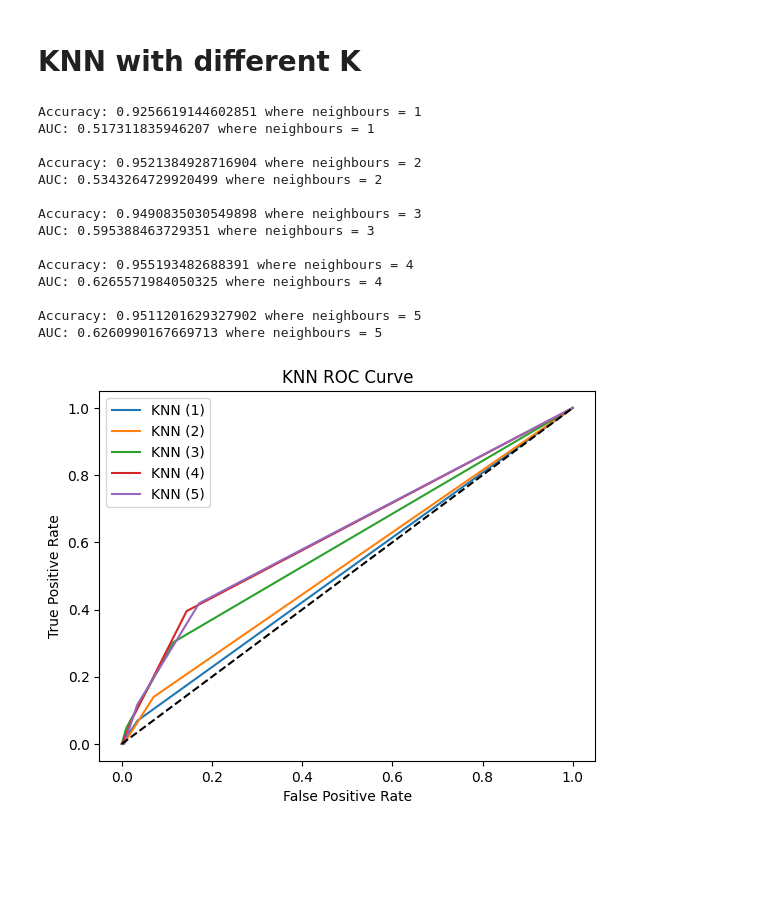
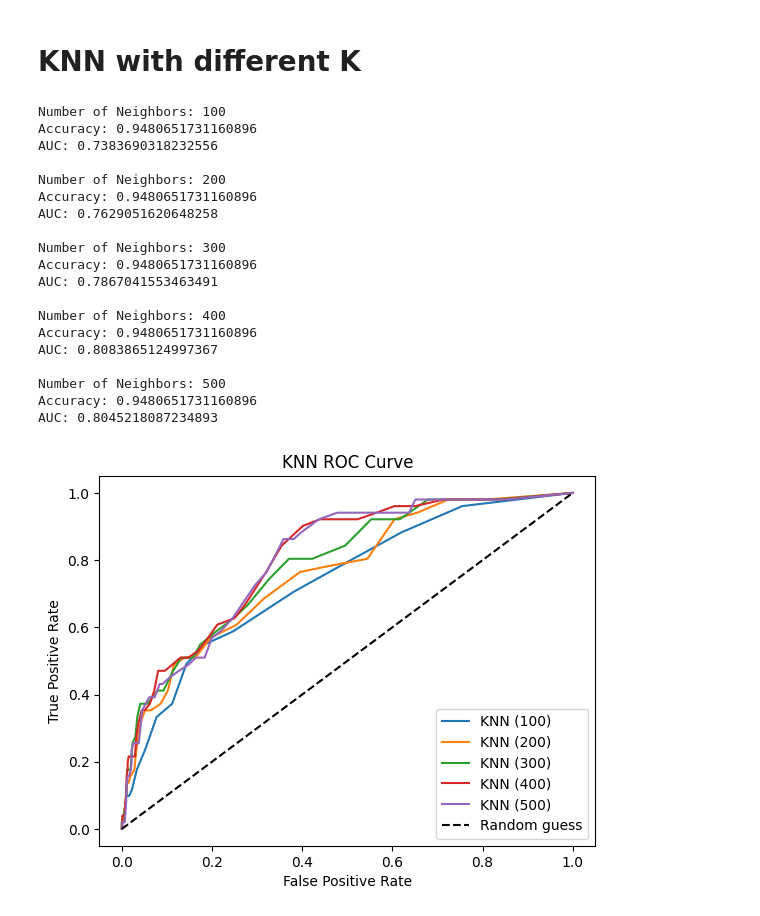
Before and after one commit to akshat1712/MA515_FDS_Project, a Jupyter notebook: Stroke_Analysis.ipynb, the cells around one changed output. Cells and saved outputs as stored; diff of their text form; code cells hidden in the pictures; blank space fills up the shorter version.

Commit message:
Some more Stroke analysis

```diff
--- a/Stroke_Analysis.ipynb
+++ b/Stroke_Analysis.ipynb
@@ -72,0 +91,7 @@ sns.heatmap(df.corr(numeric_only=True), annot=True)
+# %%
+sc = StandardScaler()
+x_train = sc.fit_transform(x_train)
+x_test = sc.transform(x_test)
+# %%
+logistic_classifier = LogisticRegression(random_state=0)
+logistic_classifier.fit(x_train, y_train)
@@ -72,0 +113,14 @@ sns.heatmap(df.corr(numeric_only=True), annot=True)
+# %%
+y_pred_prob = logistic_classifier.predict_proba(x_test)
+fpr, tpr, thresholds = roc_curve(y_test, y_pred_prob[:, 1])
+plt.plot(fpr, tpr, 'b--', label='Logistic Regression')
+plt.plot([0, 1], [0, 1], 'k--', label='Random guess')
+plt.xlim([0.0, 1.0])
+plt.ylim([0.0, 1.0])
+plt.grid(True)
+plt.legend()
+plt.title('ROC curve for stroke logistic regression classifier')
+plt.xlabel('False Positive Rate')
+plt.ylabel('True Positive Rate')
+
+print("AUC for Logistic Regression:", roc_auc_score(y_test, y_pred_prob[:, 1]))
@@ -85,45 +142,45 @@ sc = StandardScaler()
 x_train = sc.fit_transform(x_train)
 x_test = sc.transform(x_test)
 # %%
-fpr_list = []
-tpr_list = []
-
-for neighbours in range(1, 6):
+for neighbours in range(100, 501, 100):
     knn = KNeighborsClassifier(n_neighbors=neighbours)
     knn.fit(x_train, y_train)
     y_pred = knn.predict(x_test)
     accuracy = knn.score(x_test, y_test)
-    print(f"Accuracy: {accuracy} where neighbours = {neighbours}")
 
-    y_pred_proba = knn.predict_proba(x_test)[:, 1]
-    fpr, tpr, _ = roc_curve(y_test, y_pred_proba)
-    fpr_list.append(fpr)
-    tpr_list.append(tpr)
-    auc = roc_auc_score(y_test, y_pred_proba)
-    print(f"AUC: {auc} where neighbours = {neighbours}")
+    y_pred_proba = knn.predict_proba(x_test)
+    fpr, tpr, _ = roc_curve(y_test, y_pred_proba[:, 1])
+    auc = roc_auc_score(y_test, y_pred_proba[:, 1])
+    plt.plot(fpr, tpr, label=f'KNN ({neighbours})')
+    print("Number of Neighbors:", neighbours)
+    print(f"Accuracy: {accuracy}")
+    print(f"AUC: {auc}")
     print()
 
-for i in range(5):
-    plt.plot(fpr_list[i], tpr_list[i], label=f'KNN ({i+1})')
-plt.plot([0, 1], [0, 1], 'k--')
+plt.plot([0, 1], [0, 1], 'k--', label='Random guess')
 plt.xlabel('False Positive Rate')
 plt.ylabel('True Positive Rate')
 plt.title('KNN ROC Curve')
 plt.legend()
 plt.show()
 # %% [output]
-Accuracy: 0.9256619144602851 where neighbours = 1
-AUC: 0.517311835946207 where neighbours = 1
+Number of Neighbors: 100
+Accuracy: 0.9480651731160896
+AUC: 0.7383690318232556
 
-Accuracy: 0.9521384928716904 where neighbours = 2
-AUC: 0.5343264729920499 where neighbours = 2
+Number of Neighbors: 200
+Accuracy: 0.9480651731160896
+AUC: 0.7629051620648258
 
-Accuracy: 0.9490835030549898 where neighbours = 3
-AUC: 0.595388463729351 where neighbours = 3
+Number of Neighbors: 300
+Accuracy: 0.9480651731160896
+AUC: 0.7867041553463491
 
-Accuracy: 0.955193482688391 where neighbours = 4
-AUC: 0.6265571984050325 where neighbours = 4
+Number of Neighbors: 400
+Accuracy: 0.9480651731160896
+AUC: 0.8083865124997367
 
-Accuracy: 0.9511201629327902 where neighbours = 5
-AUC: 0.6260990167669713 where neighbours = 5
+Number of Neighbors: 500
+Accuracy: 0.9480651731160896
+AUC: 0.8045218087234893
-[figure, old version]
+[figure, new version]
```
Also changed, not shown: parts of 17 cells of this notebook.
